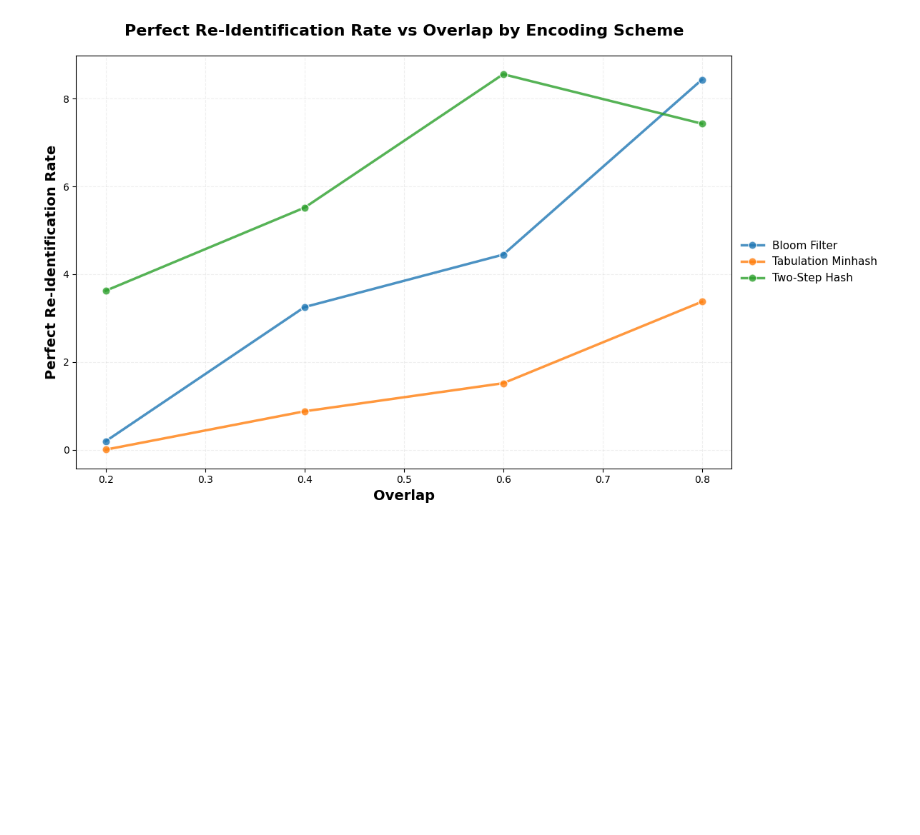
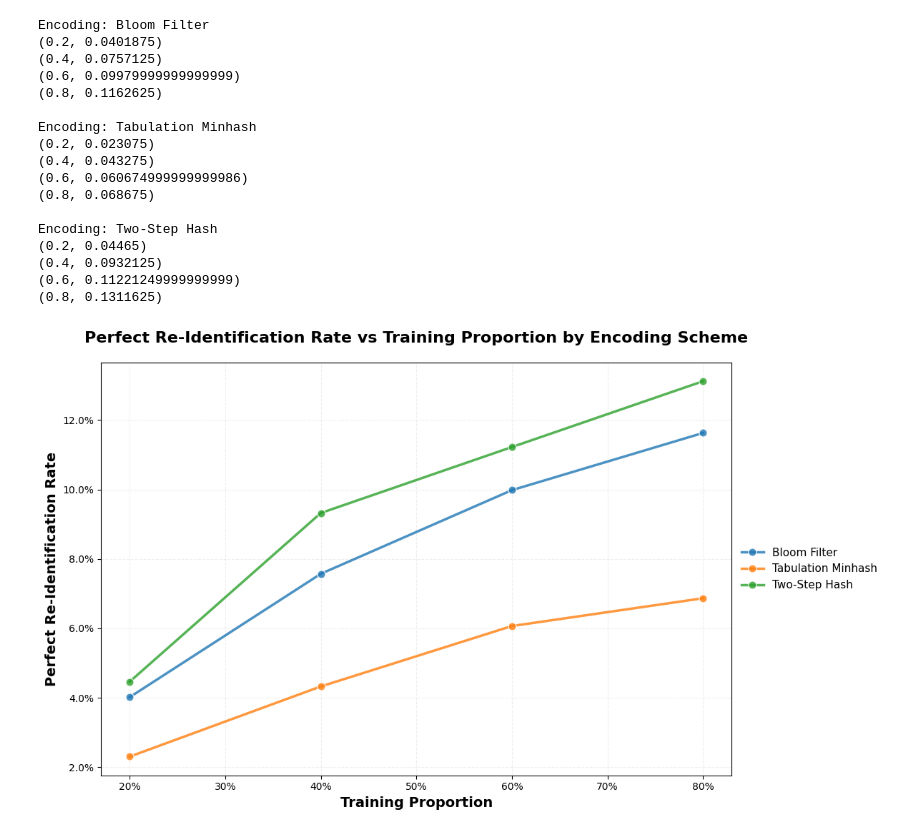
Before and after one commit to marcelmildenberger/dataset-extension-attack, a Jupyter notebook: analysis.ipynb, the cells around one changed output. Drawn from its saved outputs; the diff is of its cells as text; code cells hidden in the pictures; blank space fills up the shorter version.

```diff
--- a/analysis.ipynb
+++ b/analysis.ipynb
@@ -35,19 +54,19 @@ encoding_map = {
 # %%
 groupedByEncoding = (
     df.groupby(["Encoding", "Overlap"])
-      [["TrainedPrecision", "TrainedRecall", "TrainedF1", "ReidentificationRate"]]
+      [["TrainedPrecision", "TrainedRecall", "TrainedF1", "ReidentificationRateGreedy"]]
       .mean()
       .reset_index()
 )
 groupedByDataset = (
   df.groupby(["Dataset", "Overlap"])
-    [["TrainedPrecision", "TrainedRecall", "TrainedF1", "ReidentificationRate"]]
+    [["TrainedPrecision", "TrainedRecall", "TrainedF1", "ReidentificationRateGreedy"]]
     .mean()
     .reset_index()
 )
 groupedByEncodingAndDataset = (
     df.groupby(["Encoding", "Overlap", "Dataset"])
-      [["TrainedPrecision", "TrainedRecall", "TrainedF1", "ReidentificationRate"]]
+      [["TrainedPrecision", "TrainedRecall", "TrainedF1", "ReidentificationRateGreedy"]]
       .mean()
       .reset_index()
 )
@@ -68,5 +73,5 @@ groupedByEncodingAndDataset = (
 # %%
-# Create F1 Score vs Overlap plot with encoding schemes as separate lines
+# Create Dice Coefficient vs Training Proportion plot with encoding schemes as separate lines
 plt.figure(figsize=(12, 7))
 
 # Get unique encoding schemes
@@ -81,6 +86,11 @@ for i, encoding in enumerate(encodings):
     # Filter data for this encoding
     encoding_data = groupedByEncoding[groupedByEncoding['Encoding'] == encoding]
 
+    # Print (x, y) pairs
+    print(f"\nEncoding: {encoding_map.get(encoding, encoding)}")
+    for x, y in zip(encoding_data['Overlap'], encoding_data['TrainedF1']):
+        print(f"({x}, {y})")
+
     # Plot the line
     plt.plot(encoding_data['Overlap'], encoding_data['TrainedF1'],
              marker='o',
@@ -91,10 +101,17 @@ for i, encoding in enumerate(encodings):
              label=encoding_map.get(encoding, encoding),
              alpha=0.8)
 
+# Add baseline Dice Coefficient (averaged across all datasets) as a horizontal line
+baseline_f1s = [v['Dice Coefficient'] for v in baseline_metrics.values()]
+avg_baseline_f1 = sum(baseline_f1s) / len(baseline_f1s)
+plt.axhline(y=avg_baseline_f1, color='black', linestyle='--', linewidth=2, label=f'Baseline (avg. Dice = {avg_baseline_f1:.3f})')
+
 # Customize the plot
-plt.xlabel('Overlap', fontsize=14, fontweight='bold')
-plt.ylabel('F1 Score', fontsize=14, fontweight='bold')
-plt.title('F1 Score vs Overlap by Encoding Scheme', fontsize=16, fontweight='bold', pad=20)
+plt.xlabel('Training Proportion', fontsize=14, fontweight='bold')
+ax = plt.gca()
+ax.xaxis.set_major_formatter(PercentFormatter(1.0))
+plt.ylabel('Dice Coefficient', fontsize=14, fontweight='bold')
+plt.title('Dice Coefficient on Unseen Records vs Training Proportion by Encoding Scheme', fontsize=16, fontweight='bold', pad=20)
 # Legend outside the plot
 plt.legend(fontsize=11, loc='center left', bbox_to_anchor=(1, 0.5), frameon=False)
 
@@ -111,42 +145,67 @@ plt.show()
 # %%
-# Create PRR vs Overlap plot with encoding schemes as separate lines
+# Create PRR vs Training Proportion plot with encoding schemes as separate lines
 plt.figure(figsize=(12, 7))
 
 # Get unique encoding schemes
 encodings = groupedByEncoding['Encoding'].unique()
 
 # Create a color palette for the different encoding schemes
 colors = ['#1f77b4', '#ff7f0e', '#2ca02c']  # Blue, Orange, Green
 
 for i, encoding in enumerate(encodings):
     # Filter data for this encoding
     encoding_data = groupedByEncoding[groupedByEncoding['Encoding'] == encoding]
 
+    # Print (x, y) pairs
+    print(f"\nEncoding: {encoding_map.get(encoding, encoding)}")
+    for x, y in zip(encoding_data['Overlap'], encoding_data['ReidentificationRateGreedy']):
+        print(f"({x}, {y})")
+
     # Plot the line
-    plt.plot(encoding_data['Overlap'], encoding_data['ReidentificationRate'] * 100,
+    plt.plot(encoding_data['Overlap'], encoding_data['ReidentificationRateGreedy'] * 100,
              marker='o',
              color=colors[i],
              markeredgecolor="white",   # makes markers clearer
              linewidth=2.5,
              markersize=8,
              label=encoding_map.get(encoding, encoding),
              alpha=0.8)
 
 # Customize the plot
-plt.xlabel('Overlap', fontsize=14, fontweight='bold')
+plt.xlabel('Training Proportion', fontsize=14, fontweight='bold')
 plt.ylabel('Perfect Re-Identification Rate', fontsize=14, fontweight='bold')
-plt.title('Perfect Re-Identification Rate vs Overlap by Encoding Scheme', fontsize=16, fontweight='bold', pad=20)
+ax = plt.gca()
+ax.yaxis.set_major_formatter(PercentFormatter())
+ax.xaxis.set_major_formatter(PercentFormatter(1.0))
+plt.title('Perfect Re-Identification Rate vs Training Proportion by Encoding Scheme', fontsize=16, fontweight='bold', pad=20)
 # Legend outside the plot
 plt.legend(fontsize=11, loc='center left', bbox_to_anchor=(1, 0.5), frameon=False)
 
 # Grid improvements
 plt.grid(True, alpha=0.2, linestyle="--")
 
 # Improve layout
 plt.tight_layout()
 plt.show()
 # %% [output]
+Encoding: Bloom Filter
+(0.2, 0.0401875)
+(0.4, 0.0757125)
+(0.6, 0.09979999999999999)
+(0.8, 0.1162625)
+
+Encoding: Tabulation Minhash
+(0.2, 0.023075)
+(0.4, 0.043275)
+(0.6, 0.060674999999999986)
+(0.8, 0.068675)
+
+Encoding: Two-Step Hash
+(0.2, 0.04465)
+(0.4, 0.0932125)
+(0.6, 0.11221249999999999)
+(0.8, 0.1311625)
-[figure, old version]
+[figure, new version]
 # %%
 plt.figure(figsize=(12, 7))
 
```
Also changed, not shown: parts of 8 cells of this notebook, 1 other file.
